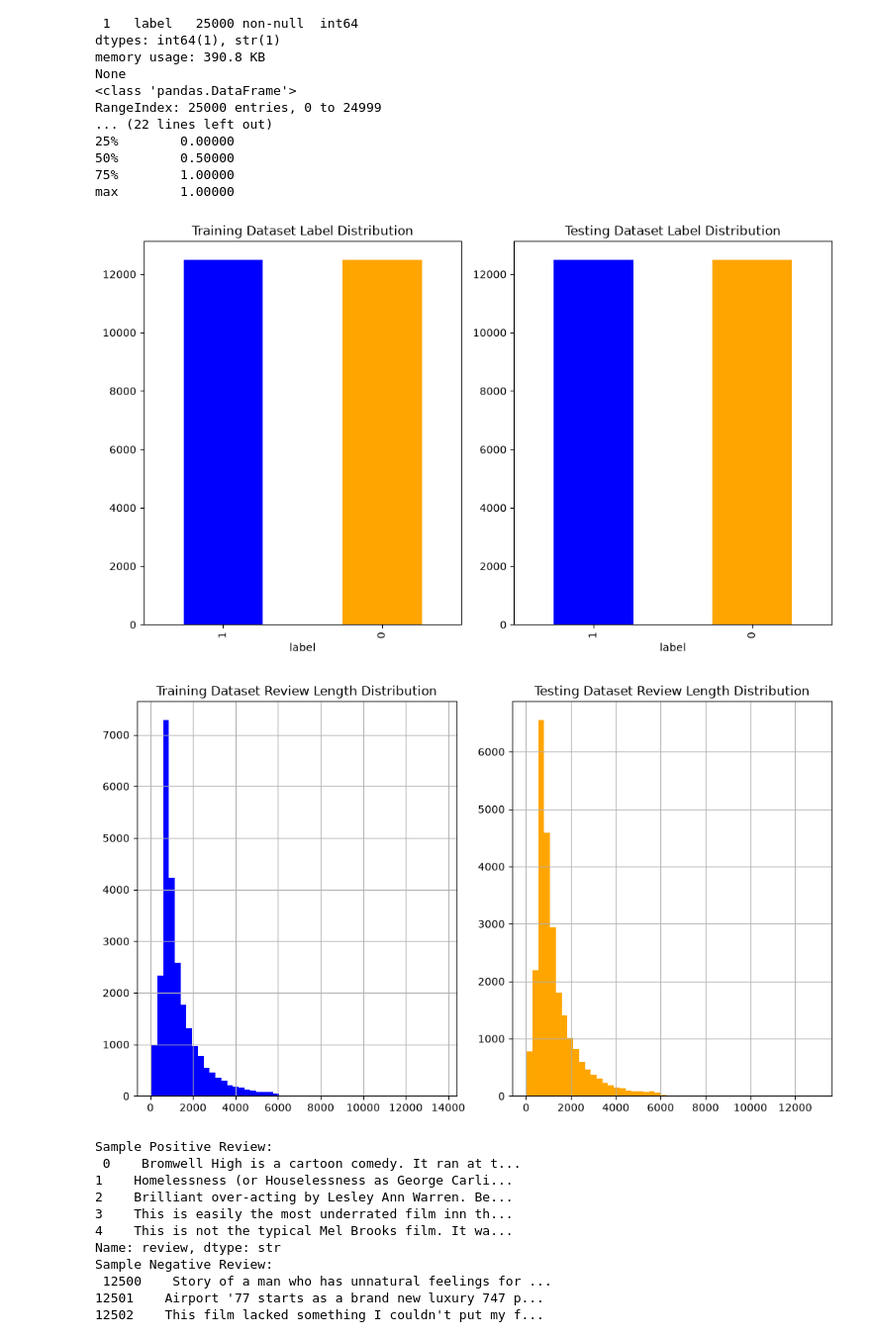
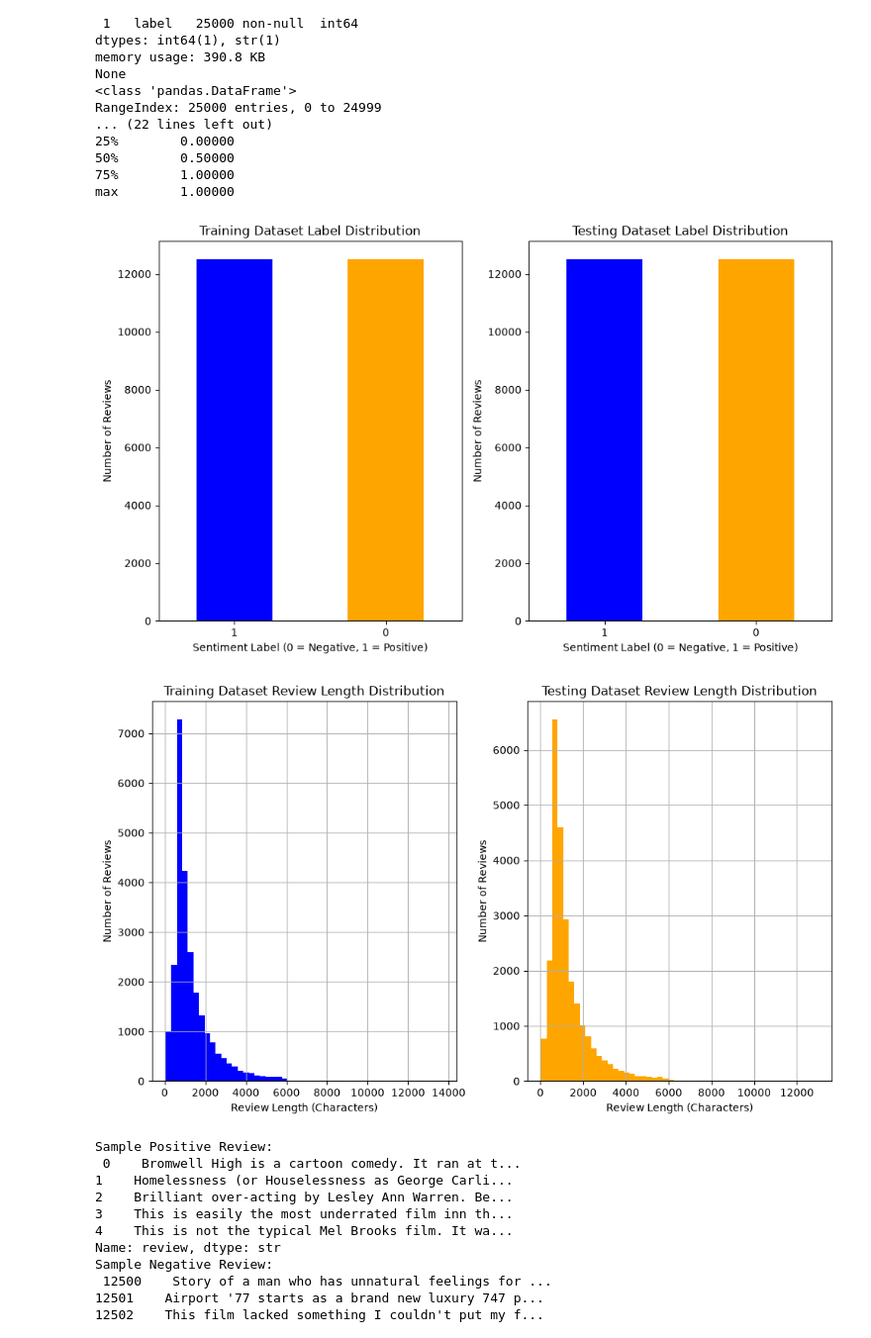
Before and after one commit to Tiaaan12/SentimentScope, a Jupyter notebook: SentimentScope_starter.ipynb, the cells around one changed output. Shown at 99% size. Cells and saved outputs as stored; diff of their text form; code cells hidden in the pictures.

Commit message:
Fix reviewer feedback and update model evaluation

```diff
--- a/SentimentScope_starter.ipynb
+++ b/SentimentScope_starter.ipynb
@@ -211,39 +211,55 @@ max        1.00000
 # %%
 import matplotlib.pyplot as plt
 
 plt.figure(figsize=(10, 6))
+
 # Plot the distribution of labels in the training dataset
 plt.subplot(1, 2, 1)
 train_df['label'].value_counts().plot(kind='bar', color=['blue', 'orange'])
 plt.title('Training Dataset Label Distribution')
+plt.xlabel('Sentiment Label (0 = Negative, 1 = Positive)')
+plt.ylabel('Number of Reviews')
+plt.xticks(rotation=0)
 
 # Plot the distribution of labels in the testing dataset
 plt.subplot(1, 2, 2)
 test_df['label'].value_counts().plot(kind='bar', color=['blue', 'orange'])
 plt.title('Testing Dataset Label Distribution')
+plt.xlabel('Sentiment Label (0 = Negative, 1 = Positive)')
+plt.ylabel('Number of Reviews')
+plt.xticks(rotation=0)
 
 plt.tight_layout()
 plt.show()
 # %% [output]
-[figure, old version]
+[figure, new version]
 # %%
 plt.figure(figsize=(10, 6))
+
+# Calculate the length of each review in characters
+train_df['review_length'] = train_df['review'].apply(len)
+
 # Plot the distribution of review lengths in the training dataset
-train_df['review_length'] = train_df['review'].apply(len)
 plt.subplot(1, 2, 1)
 train_df['review_length'].hist(bins=50, color='blue')
 plt.title('Training Dataset Review Length Distribution')
+plt.xlabel('Review Length (Characters)')
+plt.ylabel('Number of Reviews')
+
+# Calculate the length of each review in characters
+test_df['review_length'] = test_df['review'].apply(len)
 
 # Plot the distribution of review lengths in the testing dataset
-test_df['review_length'] = test_df['review'].apply(len)
 plt.subplot(1, 2, 2)
 test_df['review_length'].hist(bins=50, color='orange')
 plt.title('Testing Dataset Review Length Distribution')
+plt.xlabel('Review Length (Characters)')
+plt.ylabel('Number of Reviews')
 
 plt.tight_layout()
 plt.show()
 # %% [output]
-[figure, old version]
+[figure, new version]
 # %%
 # print some positive and negative reviews from the training dataset
 print("Sample Positive Review:\n", train_df[train_df['label'] == 1]['review'].iloc[0:5])
```
Also changed, not shown: parts of 5 cells of this notebook, 1 other file.
